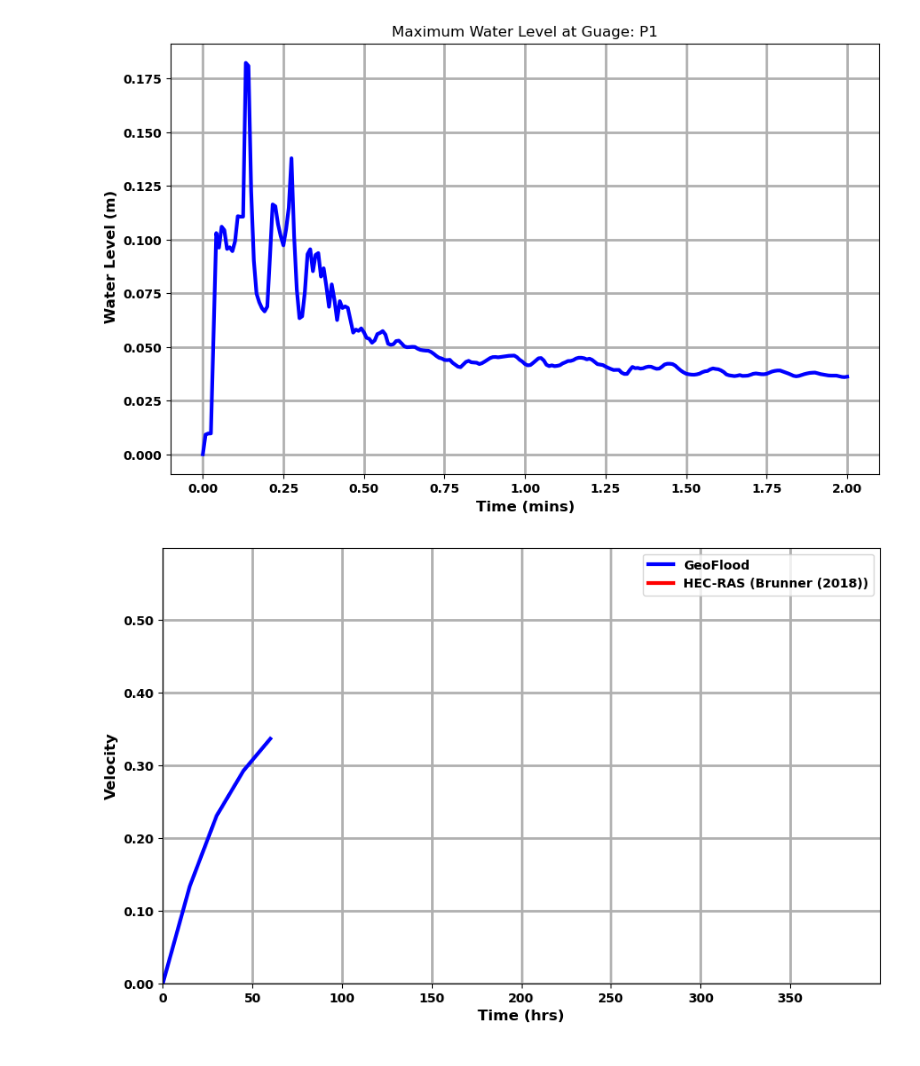
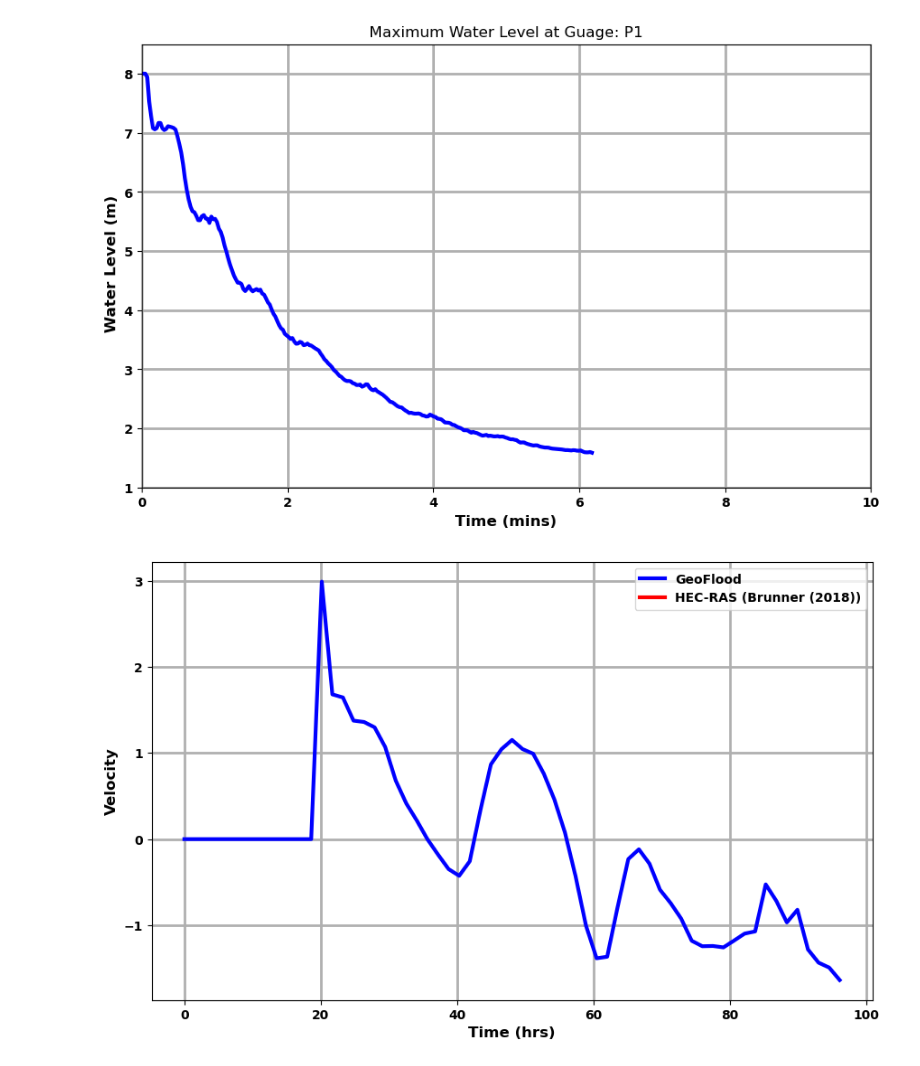
Before and after one commit to KYANJO/GeoFlood, a Jupyter notebook: examples/cpuflood/benchmark_tests/dam_break/plot_guage.ipynb, the cells around one changed output. Drawn from its saved outputs; the diff is of its cells as text; code cells hidden in the pictures.

```diff
--- a/examples/cpuflood/benchmark_tests/dam_break/plot_guage.ipynb
+++ b/examples/cpuflood/benchmark_tests/dam_break/plot_guage.ipynb
@@ -31,13 +30,16 @@ def read_gauge_data(gauge_file):
     eta = data1[:,5]
 
     u = zeros(len(hu))
+    v = zeros(len(hv))
     for i in range(len(hu)):
         if h[i] == 0:
             u[i] = 0
+            v[i] = 0
         else:
             u[i] = hu[i]/h[i]
+            v[i] = hv[i]/h[i]
 
-    return time, h,eta,u
+    return time, h,eta,sqrt(u**2+v**2)
 
 
 def read_valid(gauge_file):
@@ -86,5 +88,5 @@ time =   [0.         0.00013889 0.00027778 0.00041667 0.00055556 0.00069444
 # %%
-time,h,eta, u = read_gauge_data("gauge00000.txt")
+time,h,eta, u = read_gauge_data("gauge00005.txt")
 # time,h,eta, topo = read_gauge_data("results/gauge00000.txt")
 
 # plot the data
@@ -97,7 +99,7 @@ plot(time/60,eta,'b-',label='GeoFlood',linewidth=3)
 # plot (time/3600,[10.25]*len(h),'k--',label='Valid',linewidth=3)
 # plot(geoclaw_maxeta,'r-o',label='GeoClaw')
 
-# axis([0, 600,0.0, 4])
+axis([0, 10,1, 8.5])
 
 # line = Line2D([0], [0], label='HEC-RAS', color='r', linewidth=3)
 ylabel(' Water Level (m)', fontdict={'fontsize': 12, 'fontweight': 'bold'})
@@ -123,52 +125,53 @@ xticks(fontweight='bold')
 yticks(fontweight='bold')
 title('Maximum Water Level at Guage: P1')
 grid(linewidth=2)
+
 show()
 # %% [output]
-[figure, old version]
+[figure, new version]
 # %%
-time,h,eta, u = read_gauge_data("gauge00000.txt")
+time,h,eta, u = read_gauge_data("gauge00004.txt")
 # time,h,eta, topo = read_gauge_data("results/gauge00000.txt")
 
 # plot the data
 figsize(10.30, 6.30)
 # figure(figsize=(13.22, 8.90), dpi=300)
 # rcParams['font.family'] = 'Arial'
 figure(5)
-plot(time/60,u,'b-',label='GeoFlood',linewidth=3)
+plot(time,u,'b-',label='GeoFlood',linewidth=3)
 # plot (time/3600,[10.35]*len(h),'g--',label='GeoClaw',linewidth=3)
 # plot (time/3600,[10.25]*len(h),'k--',label='Valid',linewidth=3)
 # plot(geoclaw_maxeta,'r-o',label='GeoClaw')
 
-axis([0, 400,0.0, 0.6])
+# axis([0, 400,0.0, 0.6])
 
 # line = Line2D([0], [0], label='HEC-RAS', color='r', linewidth=3)
 ylabel('Velocity', fontdict={'fontsize': 12, 'fontweight': 'bold'})
 xlabel('Time (hrs)', fontdict={'fontsize': 12, 'fontweight': 'bold'})
 
 # legend(handles=handles, prop={'size': 10, 'weight': 'bold'},frameon=False)
 colors = ['blue', 'red']
 lines = [Line2D([0], [0], color=c, linewidth=3, linestyle='-') for c in colors]
 labels = ['GeoFlood','HEC-RAS (Brunner (2018))']
 legend(lines, labels,prop={'size': 10, 'weight': 'bold'})
 #  show a legend without plotting anything
 
-time_n = arange(0,400,50)
-pstr = ([f'{N:d}' for N in time_n])
-xticks(time_n,pstr)
+# time_n = arange(0,400,50)
+# pstr = ([f'{N:d}' for N in time_n])
+# xticks(time_n,pstr)
 #  show the last point on the x axis
-y_n = arange(0.0,0.6,0.1)
-pstr = ([f'{N:.2f}' for N in y_n])
-yticks(y_n,pstr)
+# y_n = arange(0.0,0.6,0.1)
+# pstr = ([f'{N:.2f}' for N in y_n])
+# yticks(y_n,pstr)
 
 rcParams['axes.labelweight'] = 'bold'
 xticks(fontweight='bold')
 yticks(fontweight='bold')
 # title('Maximum Water Level at Guage: P1')
 grid(linewidth=2)
 show()
 # %% [output]
-[figure, old version]
+[figure, new version]
 # %%
 # write a function taht reads all the gauge data and plot them into 16 subplots
 import matplotlib.pyplot as plt
```
Also changed, not shown: parts of 5 cells of this notebook, 50 other files.
